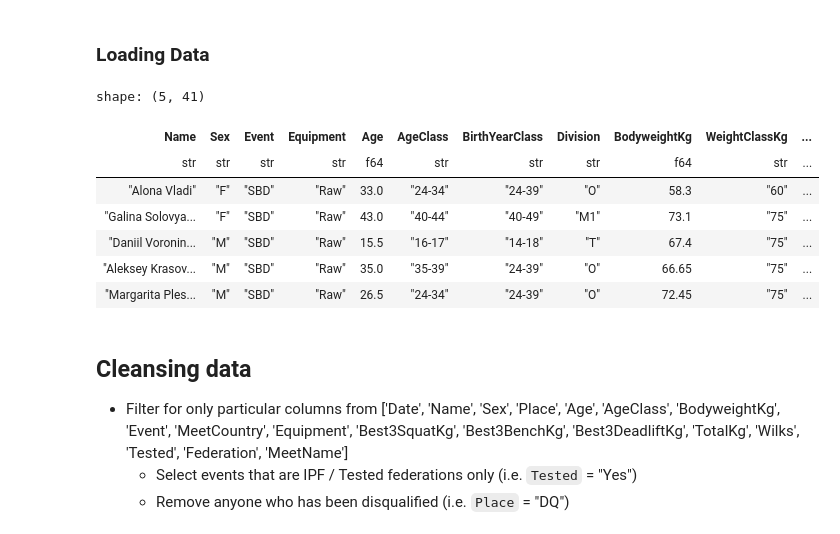
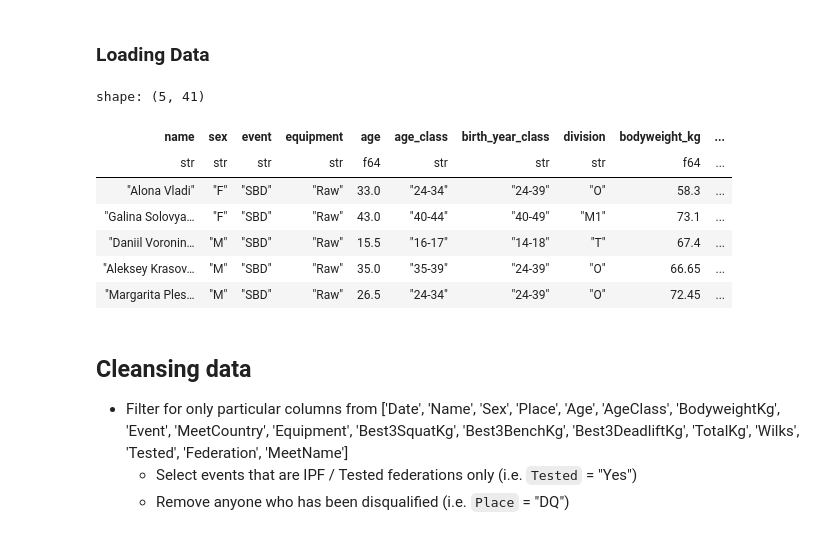
Before and after one commit to namtonthat/powerlifting-ml-progress, a Jupyter notebook: notebooks/etl-polars.ipynb, the cells around one changed output. Saved outputs shown, nothing was run; the diff lists cells and outputs as text; code cells hidden in the pictures.

```diff
--- a/notebooks/etl-polars.ipynb
+++ b/notebooks/etl-polars.ipynb
@@ -14,19 +14,19 @@ from steps import conf
 # %% [markdown]
 ### Loading Data
 # %%
-s3_file_path = f"https://{conf.bucket_name}.s3.ap-southeast-2.amazonaws.com/{conf.parquet_file}"
+s3_file_path = f"https://{conf.bucket_name}.s3.ap-southeast-2.amazonaws.com/landing/{conf.parquet_file}"
 
 df = pl.read_parquet(s3_file_path)
 df.head(5)
 # %% [output]
 shape: (5, 41)
-| Name | Sex | Event | Equipment | Age | AgeClass | BirthYearClass | Division | BodyweightKg | WeightClassKg | ... |
-| str | str | str | str | f64 | str | str | str | f64 | str | ... |
-| "Alona Vladi" | "F" | "SBD" | "Raw" | 33.0 | "24-34" | "24-39" | "O" | 58.3 | "60" | ... |
-| "Galina Solovya... | "F" | "SBD" | "Raw" | 43.0 | "40-44" | "40-49" | "M1" | 73.1 | "75" | ... |
-| "Daniil Voronin... | "M" | "SBD" | "Raw" | 15.5 | "16-17" | "14-18" | "T" | 67.4 | "75" | ... |
-| "Aleksey Krasov... | "M" | "SBD" | "Raw" | 35.0 | "35-39" | "24-39" | "O" | 66.65 | "75" | ... |
-| "Margarita Ples... | "M" | "SBD" | "Raw" | 26.5 | "24-34" | "24-39" | "O" | 72.45 | "75" | ... |
+| name | sex | event | equipment | age | age_class | birth_year_class | division | bodyweight_kg | ... |
+| str | str | str | str | f64 | str | str | str | f64 | ... |
+| "Alona Vladi" | "F" | "SBD" | "Raw" | 33.0 | "24-34" | "24-39" | "O" | 58.3 | ... |
+| "Galina Solovya… | "F" | "SBD" | "Raw" | 43.0 | "40-44" | "40-49" | "M1" | 73.1 | ... |
+| "Daniil Voronin… | "M" | "SBD" | "Raw" | 15.5 | "16-17" | "14-18" | "T" | 67.4 | ... |
+| "Aleksey Krasov… | "M" | "SBD" | "Raw" | 35.0 | "35-39" | "24-39" | "O" | 66.65 | ... |
+| "Margarita Ples… | "M" | "SBD" | "Raw" | 26.5 | "24-34" | "24-39" | "O" | 72.45 | ... |
 # %%
 cleansing_data_md = f"""
 ## Cleansing data
```
Also changed, not shown: parts of 36 cells of this notebook, 12 other files.
